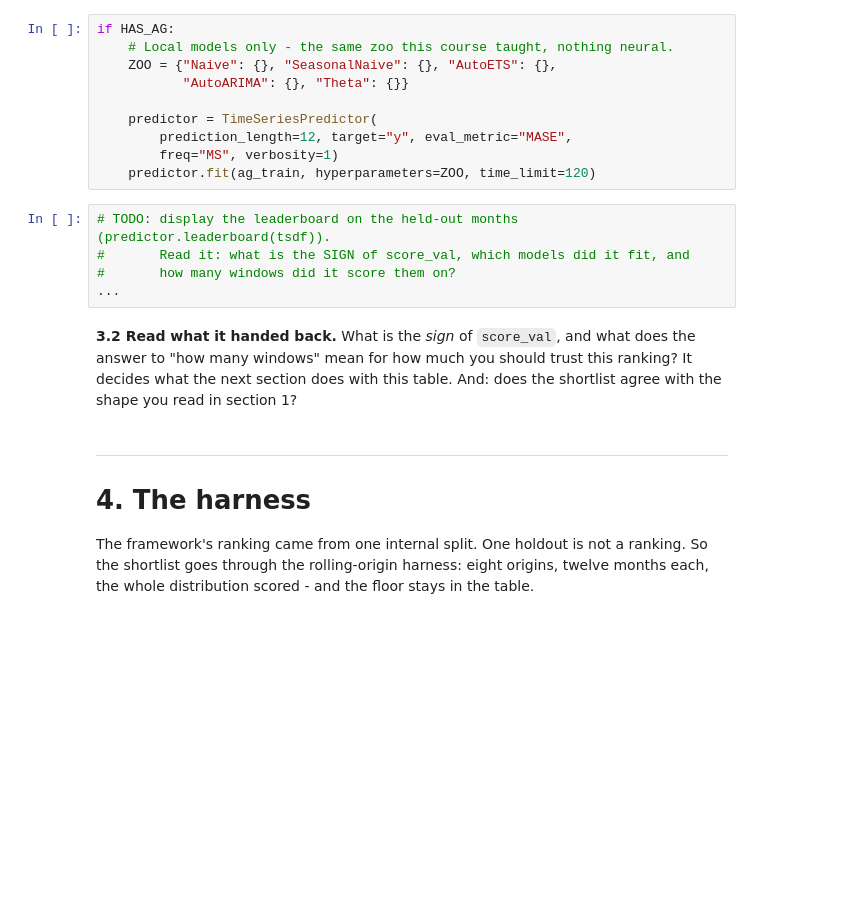
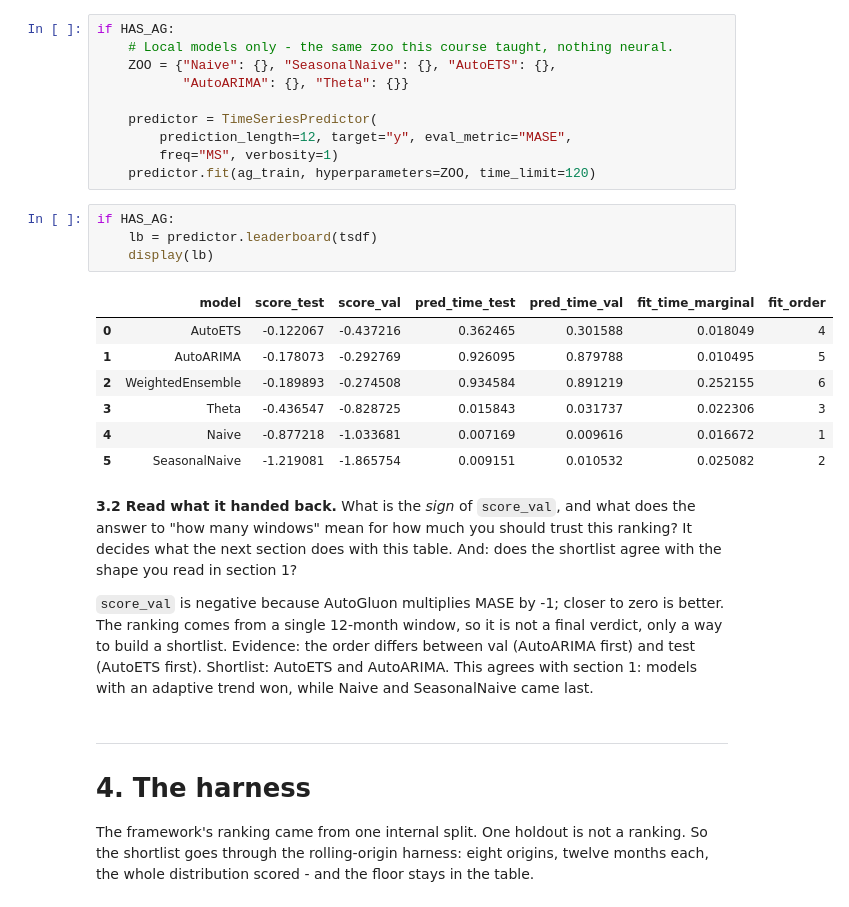
Before and after one commit to Ahmed-Bah/Global-CO2-Forecasting, a Jupyter notebook: project.ipynb, the cells around one changed output. Cells and saved outputs as stored; diff of their text form; blank space fills up the shorter version.

Commit message:
Finish capstone: AutoGluon, harness, report

```diff
--- a/project.ipynb
+++ b/project.ipynb
@@ -262,15 +285,26 @@ if HAS_AG:
         freq="MS", verbosity=1)
     predictor.fit(ag_train, hyperparameters=ZOO, time_limit=120)
 # %%
-# TODO: display the leaderboard on the held-out months (predictor.leaderboard(tsdf)).
-#       Read it: what is the SIGN of score_val, which models did it fit, and
-#       how many windows did it score them on?
-...
+if HAS_AG:
+    lb = predictor.leaderboard(tsdf)
+    display(lb)
+# %% [output]
+|  | model | score_test | score_val | pred_time_test | pred_time_val | fit_time_marginal | fit_order |
+| 0 | AutoETS | -0.122067 | -0.437216 | 0.362465 | 0.301588 | 0.018049 | 4 |
+| 1 | AutoARIMA | -0.178073 | -0.292769 | 0.926095 | 0.879788 | 0.010495 | 5 |
+| 2 | WeightedEnsemble | -0.189893 | -0.274508 | 0.934584 | 0.891219 | 0.252155 | 6 |
+| 3 | Theta | -0.436547 | -0.828725 | 0.015843 | 0.031737 | 0.022306 | 3 |
+| 4 | Naive | -0.877218 | -1.033681 | 0.007169 | 0.009616 | 0.016672 | 1 |
+| 5 | SeasonalNaive | -1.219081 | -1.865754 | 0.009151 | 0.010532 | 0.025082 | 2 |
 # %% [markdown]
 **3.2 Read what it handed back.** What is the *sign* of `score_val`, and
 what does the answer to "how many windows" mean for how much you should
 trust this ranking? It decides what the next section does with this table.
 And: does the shortlist agree with the shape you read in section 1?
+
+`score_val` is negative because AutoGluon multiplies MASE by -1; closer to zero is better.
+The ranking comes from a single 12-month window, so it is not a final verdict, only a way to build a shortlist. Evidence: the order differs between val (AutoARIMA first) and test (AutoETS first).
+Shortlist: AutoETS and AutoARIMA. This agrees with section 1: models with an adaptive trend won, while Naive and SeasonalNaive came last.
 # %% [markdown]
 ---
 # 4. The harness
```
Also changed, not shown: parts of 19 cells of this notebook, 2 other files.
